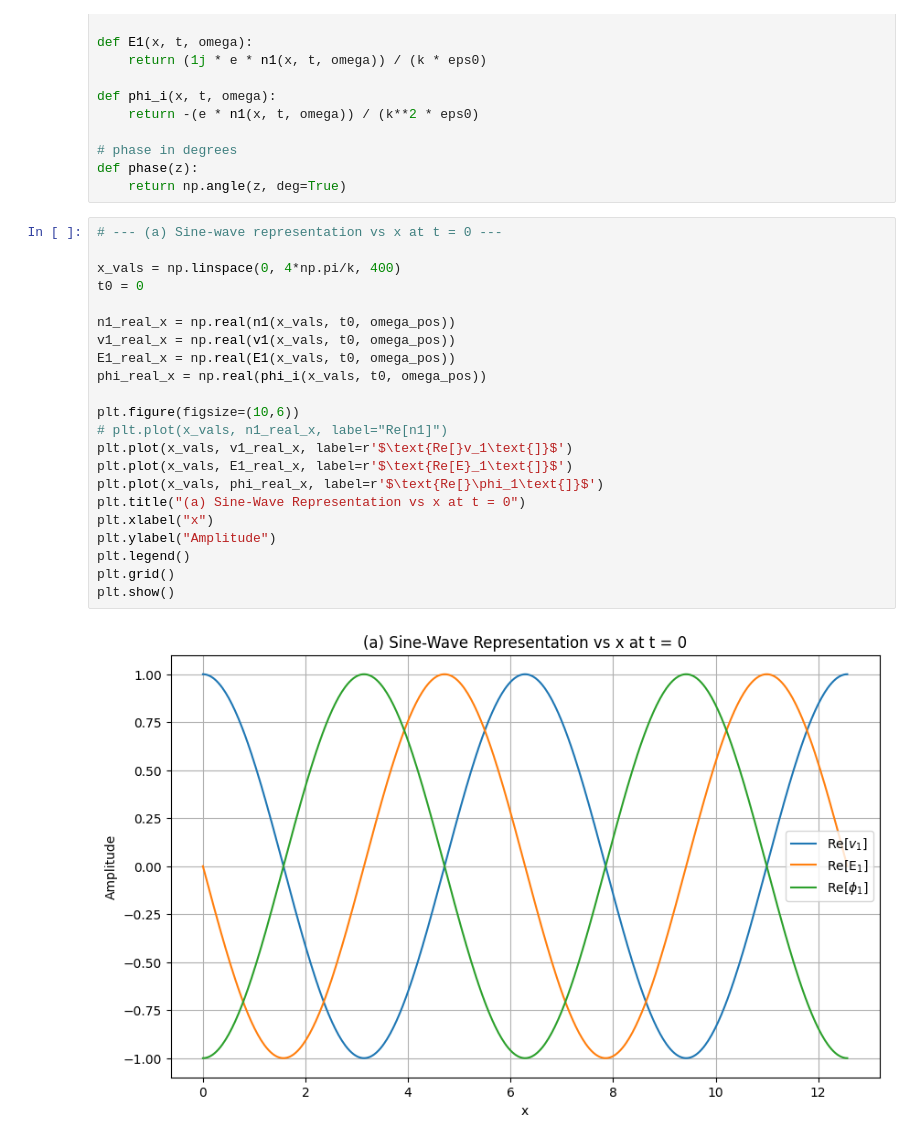
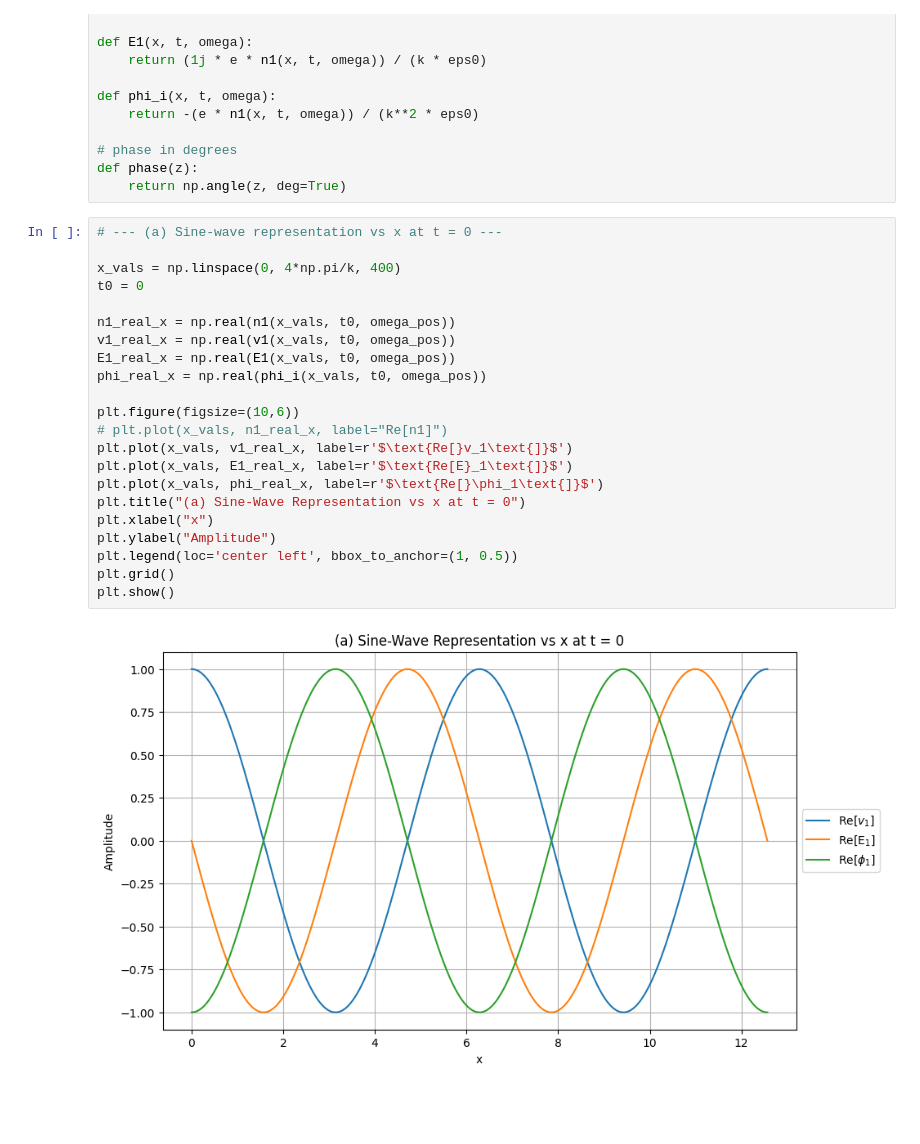
Before and after one commit to lunarswirls/coursework, a Jupyter notebook: chen_4-3.ipynb, the cells around one changed output. Cells and saved outputs as stored; diff of their text form; blank space fills up the shorter version.

```diff
--- a/chen_4-3.ipynb
+++ b/chen_4-3.ipynb
@@ -33,27 +33,27 @@ def phase(z):
 # %%
 # --- (a) Sine-wave representation vs x at t = 0 ---
 
 x_vals = np.linspace(0, 4*np.pi/k, 400)
 t0 = 0
 
 n1_real_x = np.real(n1(x_vals, t0, omega_pos))
 v1_real_x = np.real(v1(x_vals, t0, omega_pos))
 E1_real_x = np.real(E1(x_vals, t0, omega_pos))
 phi_real_x = np.real(phi_i(x_vals, t0, omega_pos))
 
 plt.figure(figsize=(10,6))
 # plt.plot(x_vals, n1_real_x, label="Re[n1]")
 plt.plot(x_vals, v1_real_x, label=r'$\text{Re[}v_1\text{]}$')
 plt.plot(x_vals, E1_real_x, label=r'$\text{Re[E}_1\text{]}$')
 plt.plot(x_vals, phi_real_x, label=r'$\text{Re[}\phi_1\text{]}$')
 plt.title("(a) Sine-Wave Representation vs x at t = 0")
 plt.xlabel("x")
 plt.ylabel("Amplitude")
-plt.legend()
+plt.legend(loc='center left', bbox_to_anchor=(1, 0.5))
 plt.grid()
 plt.show()
 # %% [output]
-[figure, old version]
+[figure, new version]
 # %%
 # --- (b) Sine-wave representation vs t at x = 0, omega/k > 0 ---
 
```
Also changed, not shown: parts of 5 cells of this notebook.
